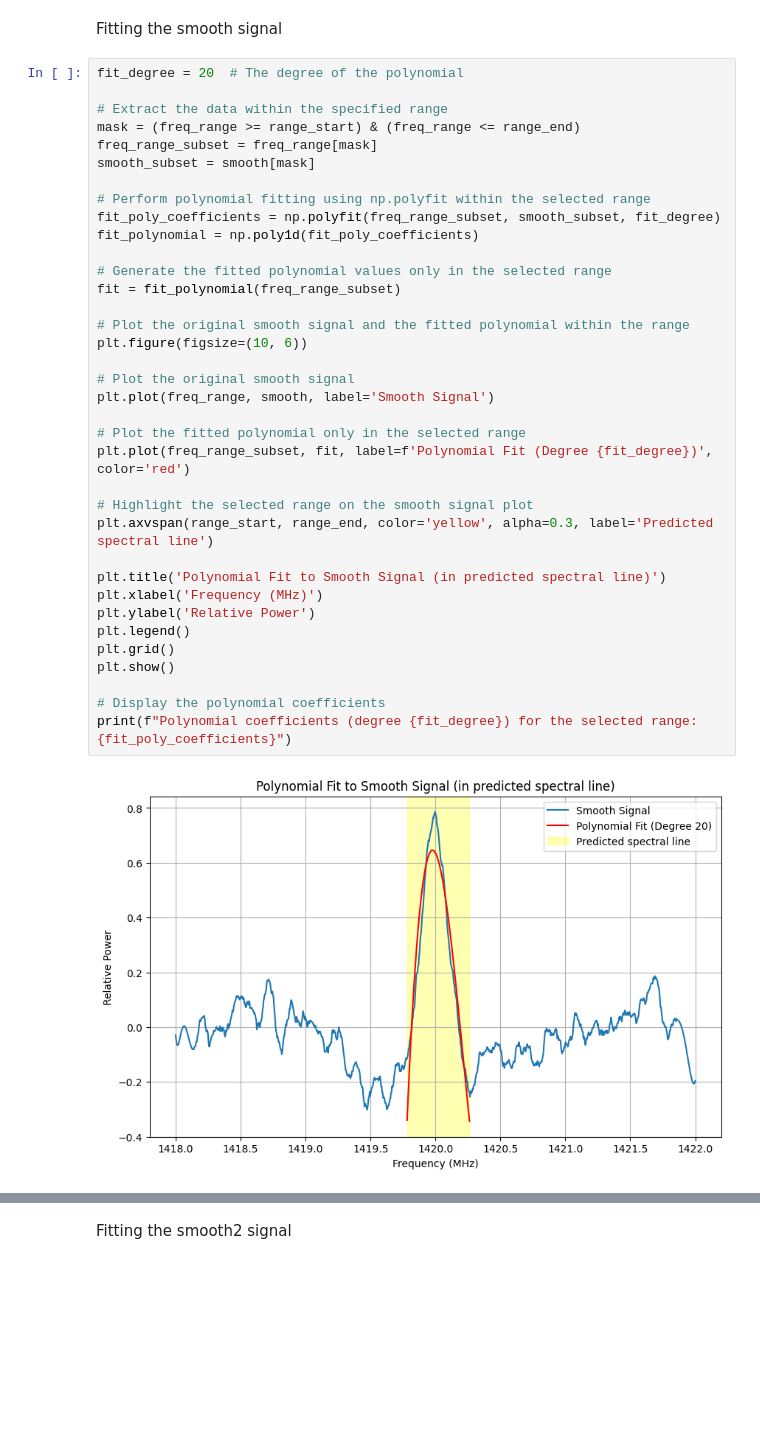
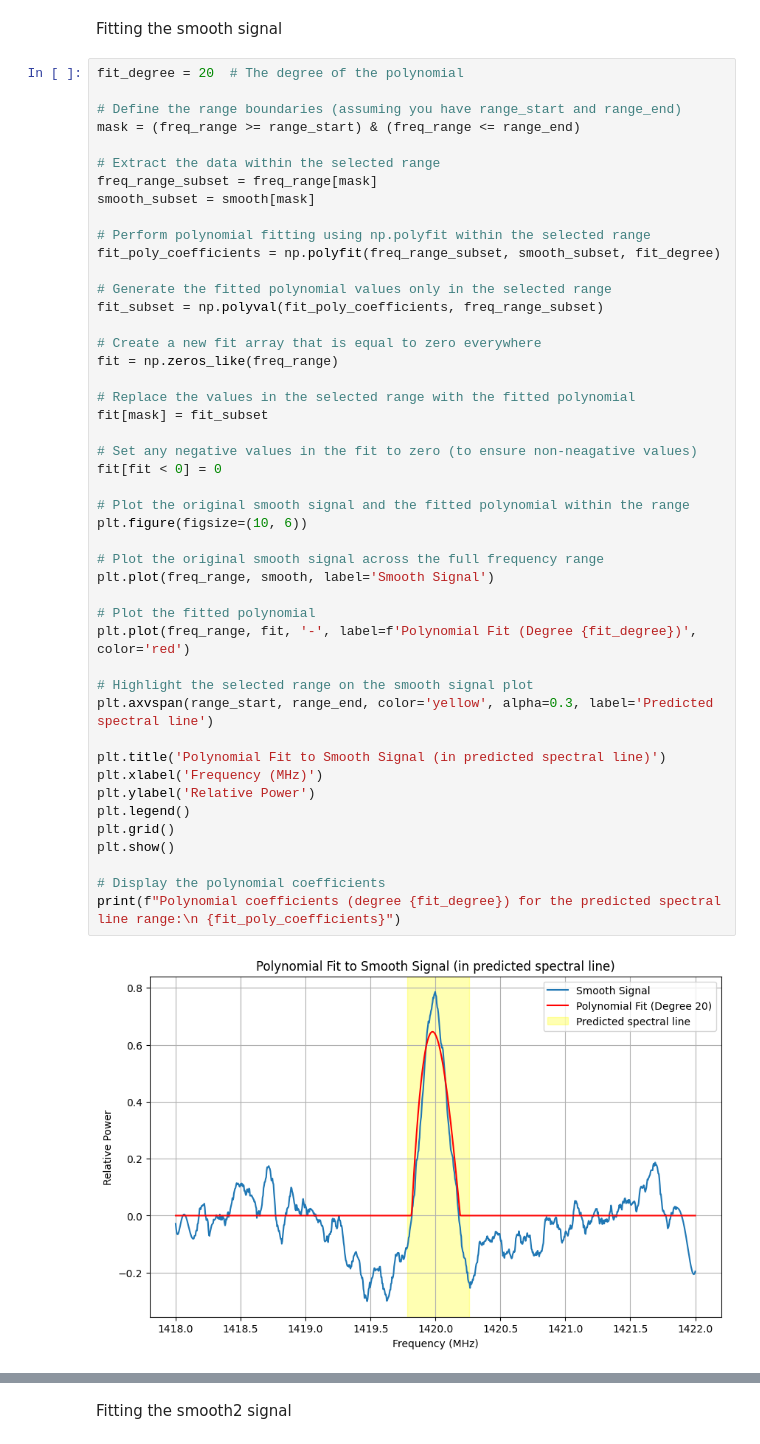
Before and after one commit to PanagiotisPetrid/ASTRO-BEAM-PanagiotisPetridis, a Jupyter notebook: ASTRO_BEAM_Task_7.ipynb, the cells around one changed output, grey strips where cells are left out. Drawn from its saved outputs; the diff is of its cells as text; blank space fills up the shorter version.

```diff
--- a/ASTRO_BEAM_Task_7.ipynb
+++ b/ASTRO_BEAM_Task_7.ipynb
@@ -482,38 +482,48 @@ Fitting the smooth signal
 # %%
 fit_degree = 20  # The degree of the polynomial
 
-# Extract the data within the specified range
+# Define the range boundaries (assuming you have range_start and range_end)
 mask = (freq_range >= range_start) & (freq_range <= range_end)
+
+# Extract the data within the selected range
 freq_range_subset = freq_range[mask]
 smooth_subset = smooth[mask]
 
 # Perform polynomial fitting using np.polyfit within the selected range
 fit_poly_coefficients = np.polyfit(freq_range_subset, smooth_subset, fit_degree)
-fit_polynomial = np.poly1d(fit_poly_coefficients)
 
 # Generate the fitted polynomial values only in the selected range
-fit = fit_polynomial(freq_range_subset)
+fit_subset = np.polyval(fit_poly_coefficients, freq_range_subset)
+
+# Create a new fit array that is equal to zero everywhere
+fit = np.zeros_like(freq_range)
+
+# Replace the values in the selected range with the fitted polynomial
+fit[mask] = fit_subset
+
+# Set any negative values in the fit to zero (to ensure non-neagative values)
+fit[fit < 0] = 0
 
 # Plot the original smooth signal and the fitted polynomial within the range
 plt.figure(figsize=(10, 6))
 
-# Plot the original smooth signal
+# Plot the original smooth signal across the full frequency range
 plt.plot(freq_range, smooth, label='Smooth Signal')
 
-# Plot the fitted polynomial only in the selected range
-plt.plot(freq_range_subset, fit, label=f'Polynomial Fit (Degree {fit_degree})', color='red')
+# Plot the fitted polynomial
+plt.plot(freq_range, fit, '-', label=f'Polynomial Fit (Degree {fit_degree})', color='red')
 
 # Highlight the selected range on the smooth signal plot
 plt.axvspan(range_start, range_end, color='yellow', alpha=0.3, label='Predicted spectral line')
 
 plt.title('Polynomial Fit to Smooth Signal (in predicted spectral line)')
 plt.xlabel('Frequency (MHz)')
 plt.ylabel('Relative Power')
 plt.legend()
 plt.grid()
 plt.show()
 
 # Display the polynomial coefficients
-print(f"Polynomial coefficients (degree {fit_degree}) for the selected range: {fit_poly_coefficients}")
+print(f"Polynomial coefficients (degree {fit_degree}) for the predicted spectral line range:\n {fit_poly_coefficients}")
 # %% [output]
-[figure, old version]
+[figure, new version]
```
Also changed, not shown: parts of 4 cells of this notebook.
